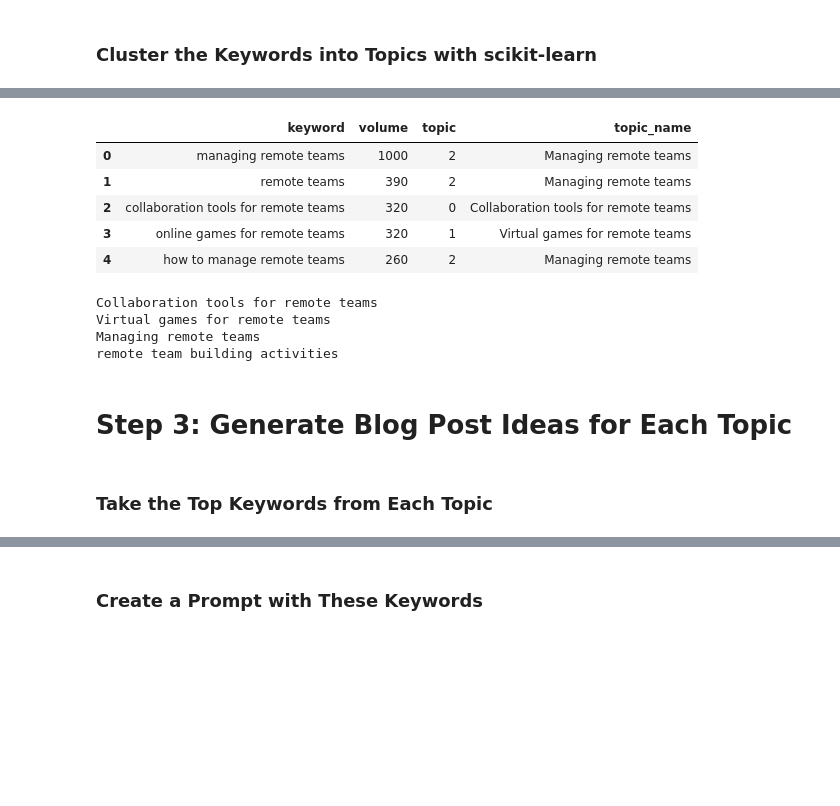
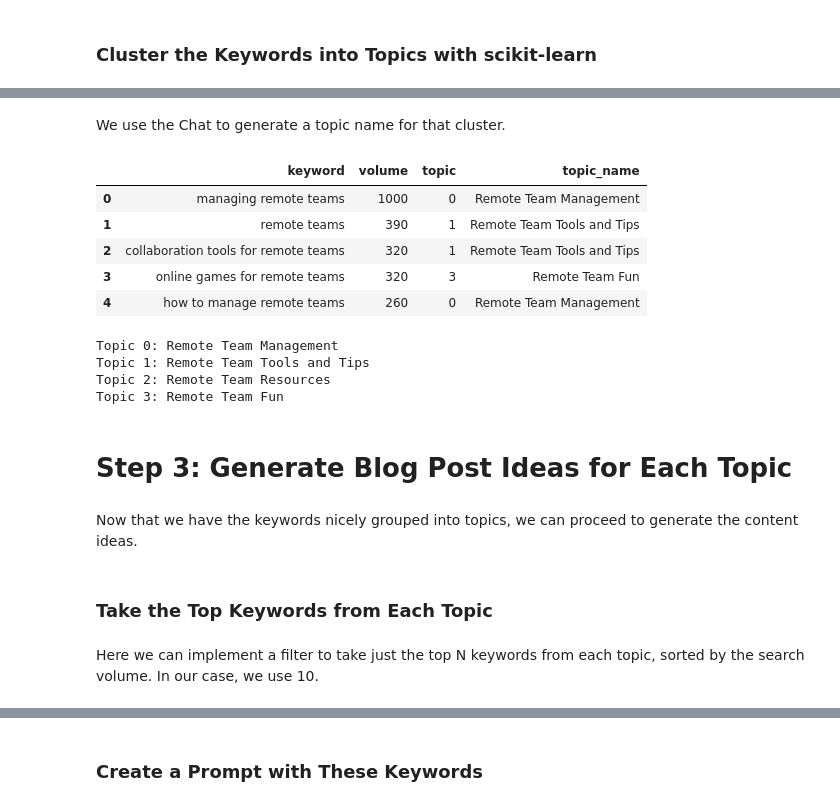
Before and after one commit to cohere-ai/notebooks, a Jupyter notebook: notebooks/guides/Fueling_Generative_Content_with_Keyword_Research.ipynb, the cells around one changed output, grey strips where cells are left out. Drawn from its saved outputs; the diff is of its cells as text; code cells hidden in the pictures; blank space fills up the shorter version.

```diff
--- a/notebooks/guides/Fueling_Generative_Content_with_Keyword_Research.ipynb
+++ b/notebooks/guides/Fueling_Generative_Content_with_Keyword_Research.ipynb
@@ -88,33 +97,58 @@ df.head()
-# %%
-# Load topically
-app = Topically('api_key') # Add your Cohere API key here
-
-# Name clusters
-df['topic_name'], _ = app.name_topics((df['keyword'], df['topic']))
-
-df.head()
-# %% [output]
-|  | keyword | volume | topic | topic_name |
-| 0 | managing remote teams | 1000 | 2 | Managing remote teams |
-| 1 | remote teams | 390 | 2 | Managing remote teams |
-| 2 | collaboration tools for remote teams | 320 | 0 | Collaboration tools for remote teams |
-| 3 | online games for remote teams | 320 | 1 | Virtual games for remote teams |
-| 4 | how to manage remote teams | 260 | 2 | Managing remote teams |
+# %% [markdown]
+We use the Chat to generate a topic name for that cluster.
+# %%
+# Group the DataFrame by 'topic' and aggregate the 'keyword' column into sets (which automatically removes duplicates)
+topic_keywords_dict = {topic: list(set(group['keyword'])) for topic, group in df.groupby('topic')}
+# %%
+# Function to generate a topic name based on keywords
+def generate_topic_name(keywords):
+    # Construct the prompt
+    prompt = f"""Generate a concise topic name that best represents these keywords.\
+Provide just the topic name and not any additional details.
+
+Keywords: {', '.join(keywords)}"""
+
+    # Call the Cohere API
+    response = co.chat(
+        model='command-r',  # Choose the model size
+        message=prompt,
+        preamble="")
+
+    # Return the generated text
+    return response.text
+# %%
+# Generate topic names and create a mapping of topic number to topic name
+topic_name_mapping = {topic: generate_topic_name(keywords) for topic, keywords in topic_keywords_dict.items()}
+
+# Use the mapping to create a new column in the DataFrame
+df['topic_name'] = df['topic'].map(topic_name_mapping)
+
+# Display the first few rows to verify the new column
+df.head()
+# %% [output]
+|  | keyword | volume | topic | topic_name |
+| 0 | managing remote teams | 1000 | 0 | Remote Team Management |
+| 1 | remote teams | 390 | 1 | Remote Team Tools and Tips |
+| 2 | collaboration tools for remote teams | 320 | 1 | Remote Team Tools and Tips |
+| 3 | online games for remote teams | 320 | 3 | Remote Team Fun |
+| 4 | how to manage remote teams | 260 | 0 | Remote Team Management |
 # %%
 # View the list of topics
-topic2name = {}
-topic2name = dict(df.groupby('topic')['topic_name'].first())
-for key, value in topic2name.items():
-  print(value)
+for topic, name in topic_name_mapping.items():
+    print(f"Topic {topic}: {name}")
 # %% [output]
-Collaboration tools for remote teams
-Virtual games for remote teams
-Managing remote teams
-remote team building activities
+Topic 0: Remote Team Management
+Topic 1: Remote Team Tools and Tips
+Topic 2: Remote Team Resources
+Topic 3: Remote Team Fun
 # %% [markdown]
 # Step 3: Generate Blog Post Ideas for Each Topic
+# %% [markdown]
+Now that we have the keywords nicely grouped into topics, we can proceed to generate the content ideas.
 # %% [markdown]
 ### Take the Top Keywords from Each Topic
+# %% [markdown]
+Here we can implement a filter to take just the top N keywords from each topic, sorted by the search volume. In our case, we use 10.
 # %%
 TOP_N = 10
 
```
Also changed, not shown: parts of 19 cells of this notebook, 22 other files.
